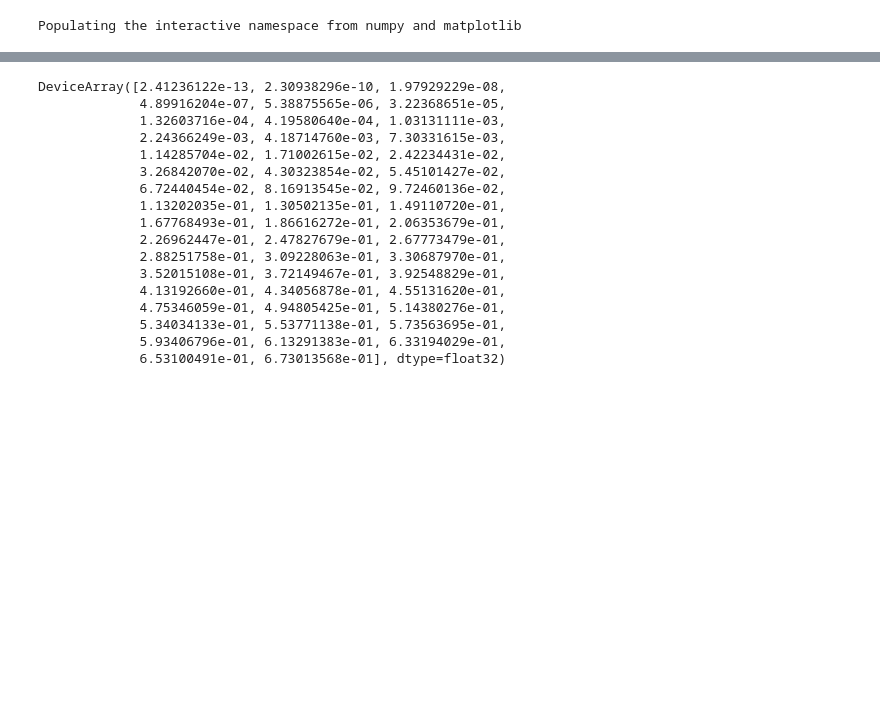
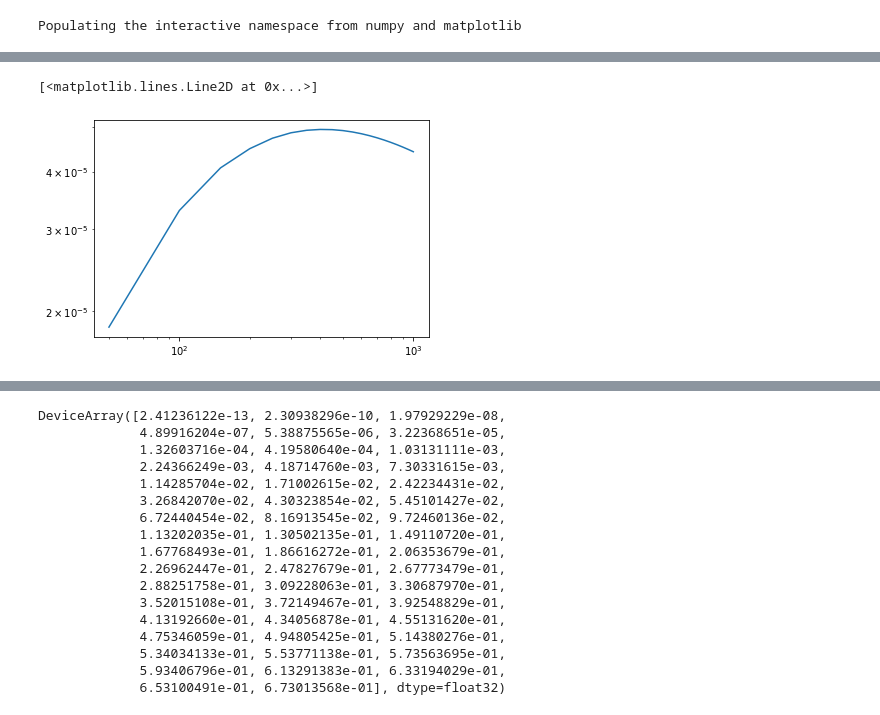
Before and after one commit to DifferentiableUniverseInitiative/jax_cosmo, a Jupyter notebook: notebooks/Lensing.ipynb, the cells around one changed output, grey strips where cells are left out. Saved outputs shown, nothing was run; the diff lists cells and outputs as text; code cells hidden in the pictures; blank space fills up the shorter version.

```diff
--- a/notebooks/Lensing.ipynb
+++ b/notebooks/Lensing.ipynb
@@ -60,0 +56,33 @@ def lensing_kernel(cosmo, chi, pz):
+# %%
+w = vmap(lensing_kernel, (None, 0))
+# %%
+# Now we can compute the angular_cl
+def angular_cl(cosmo, ell):
+
+    atab = np.linspace(0.1,1.)
+    r = background.radial_comoving_distance(cosmo, atab)
+    # Tabulate the lensing kernle
+    wtab = w(cosmo, r)
+
+    def integrand(y, a, cosmo, ell, atab, wtab):
+        print("Bonjour")
+        # Step 1
+        chi = background.radial_comoving_distance(cosmo, a)
+
+        # Step 2: get the powers pectrum for this combination
+        k = (ell+0.5)/chi
+        pk = linear_matter_power(cosmo, k, a)
+
+        kernel = ops.interp(np.atleast_1d(a), atab, wtab)[0]
+
+        # Step 3: return the integrand
+        return  (1 + a2z(a))**2 * pk * kernel**2 * background.dchioverda(cosmo, a)
+
+    y = odeint(integrand, 0., np.linspace(0.1, 1.,10), cosmo, ell, atab, wtab)
+
+    factor = (3.0 * const.H0**2 * cosmo.Omega_m / (2.0 * const.c**2))**2
+    factor *= ((ell-1)*(ell)*(ell+1)*(ell+2))/(ell+0.5)**2
+
+    return factor * y[-1]
+# %%
+toto = jit(vmap(angular_cl, (None, 0)))
@@ -60,0 +106,5 @@ def lensing_kernel(cosmo, chi, pz):
+# %%
+loglog(np.linspace(50,1000,20), toto(cosmo, np.linspace(50,1000,20)))
+# %% [output]
+[<matplotlib.lines.Line2D at 0x...>]
+[figure, added]
```
Also changed, not shown: parts of 21 cells of this notebook, 3 other files.
